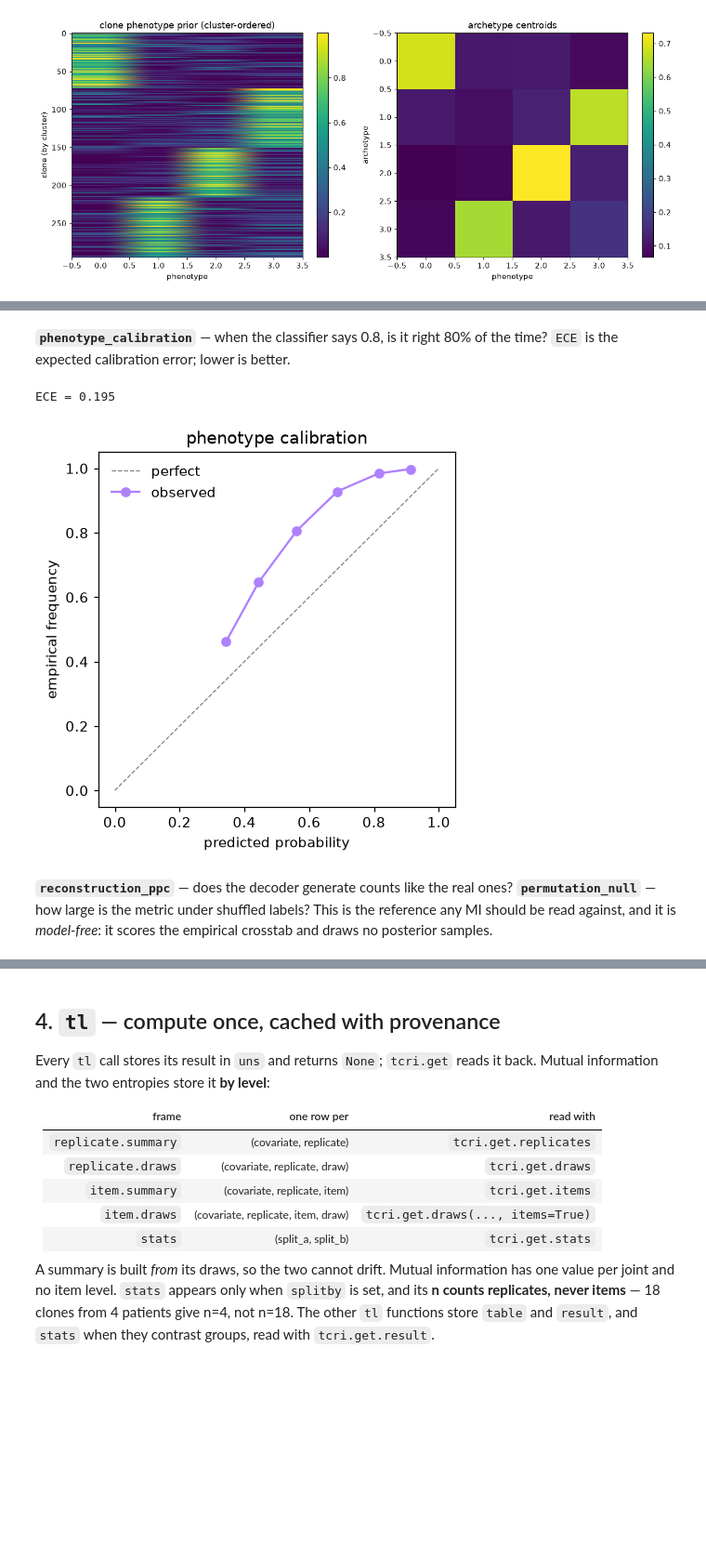
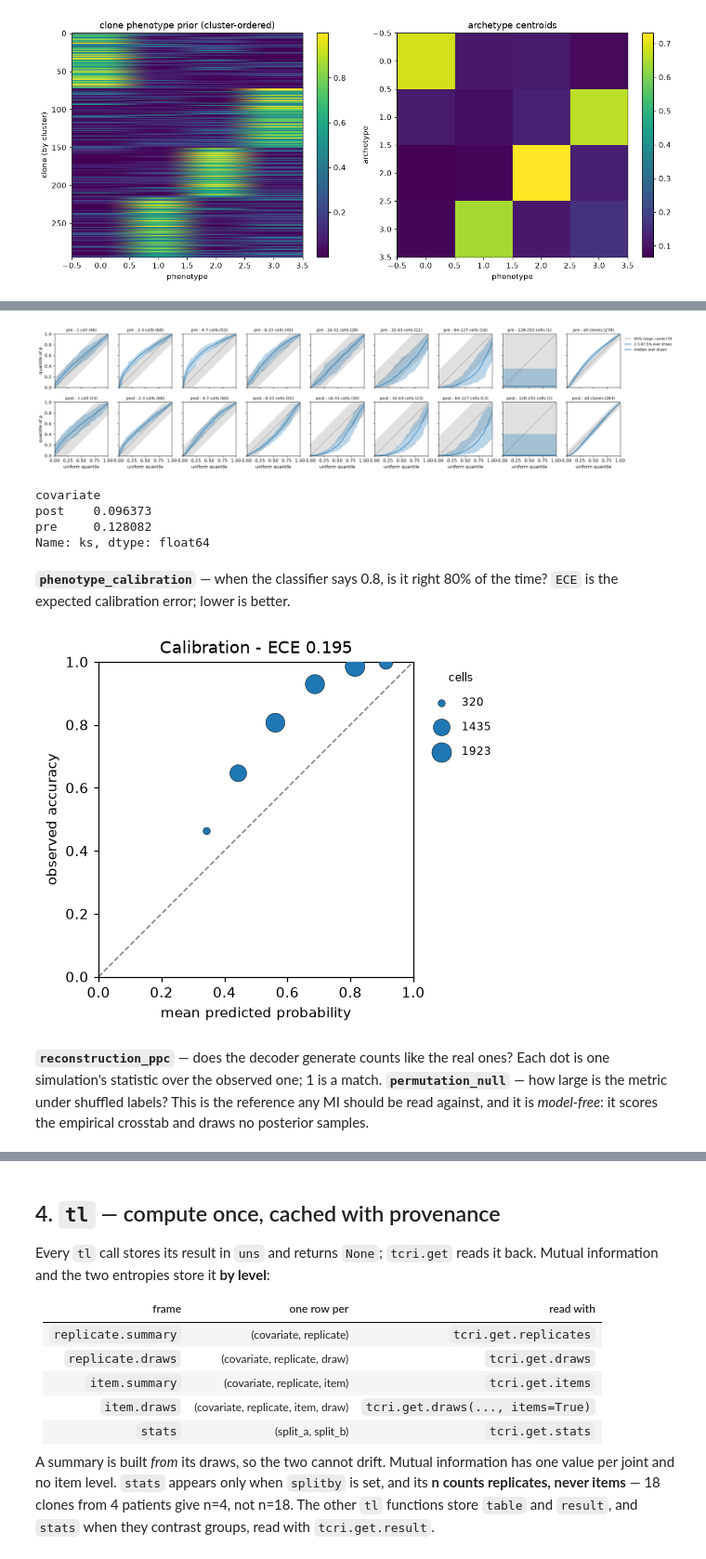
Before and after one commit to nceglia/tcri, a Jupyter notebook: examples/example.ipynb, the cells around one changed output, grey strips where cells are left out. Shown at 93% size. Saved outputs shown, nothing was run; the diff lists cells and outputs as text; code cells hidden in the pictures; blank space fills up the shorter version.

```diff
--- a/examples/example.ipynb
+++ b/examples/example.ipynb
@@ -229,21 +223,24 @@ median per-clone L1: 0.246
+# %%
+ppc = tcri.diag.joint_distribution_ppc(adata, random_state=SEED)
+plt.show()
+ppc["calibration"].query("size_bin == 'all'").groupby("covariate")["ks"].median()
+# %% [output]
+[figure, added]
+covariate
+post    0.096373
+pre     0.128082
+Name: ks, dtype: float64
 # %% [markdown]
 **`phenotype_calibration`** — when the classifier says 0.8, is it right 80% of the time?
 `ECE` is the expected calibration error; lower is better.
-# %%
-calib = tcri.diag.phenotype_calibration(adata, n_bins=8)
-print(f"ECE = {calib.attrs['ECE']:.3f}")
-
-fig, ax = plt.subplots(figsize=(4.5, 4.5))
-ax.plot([0, 1], [0, 1], ls="--", lw=0.8, c="0.5", label="perfect")
-ax.plot(calib["mean_pred"], calib["emp_freq"], marker="o", color="#AE81FF", label="observed")
-ax.set_xlabel("predicted probability"); ax.set_ylabel("empirical frequency")
-ax.set_title("phenotype calibration"); ax.legend(frameon=False)
-plt.show()
-# %% [output]
-ECE = 0.195
-[figure, removed]
+# %%
+calib = tcri.diag.phenotype_calibration(adata, n_bins=8)
+plt.show()
+# %% [output]
+[figure, added]
 # %% [markdown]
-**`reconstruction_ppc`** — does the decoder generate counts like the real ones?
+**`reconstruction_ppc`** — does the decoder generate counts like the real ones? Each dot is
+one simulation's statistic over the observed one; 1 is a match.
 **`permutation_null`** — how large is the metric under shuffled labels? This is the
 reference any MI should be read against, and it is *model-free*: it scores the empirical
 crosstab and draws no posterior samples.
```
Also changed, not shown: parts of 4 cells of this notebook.
